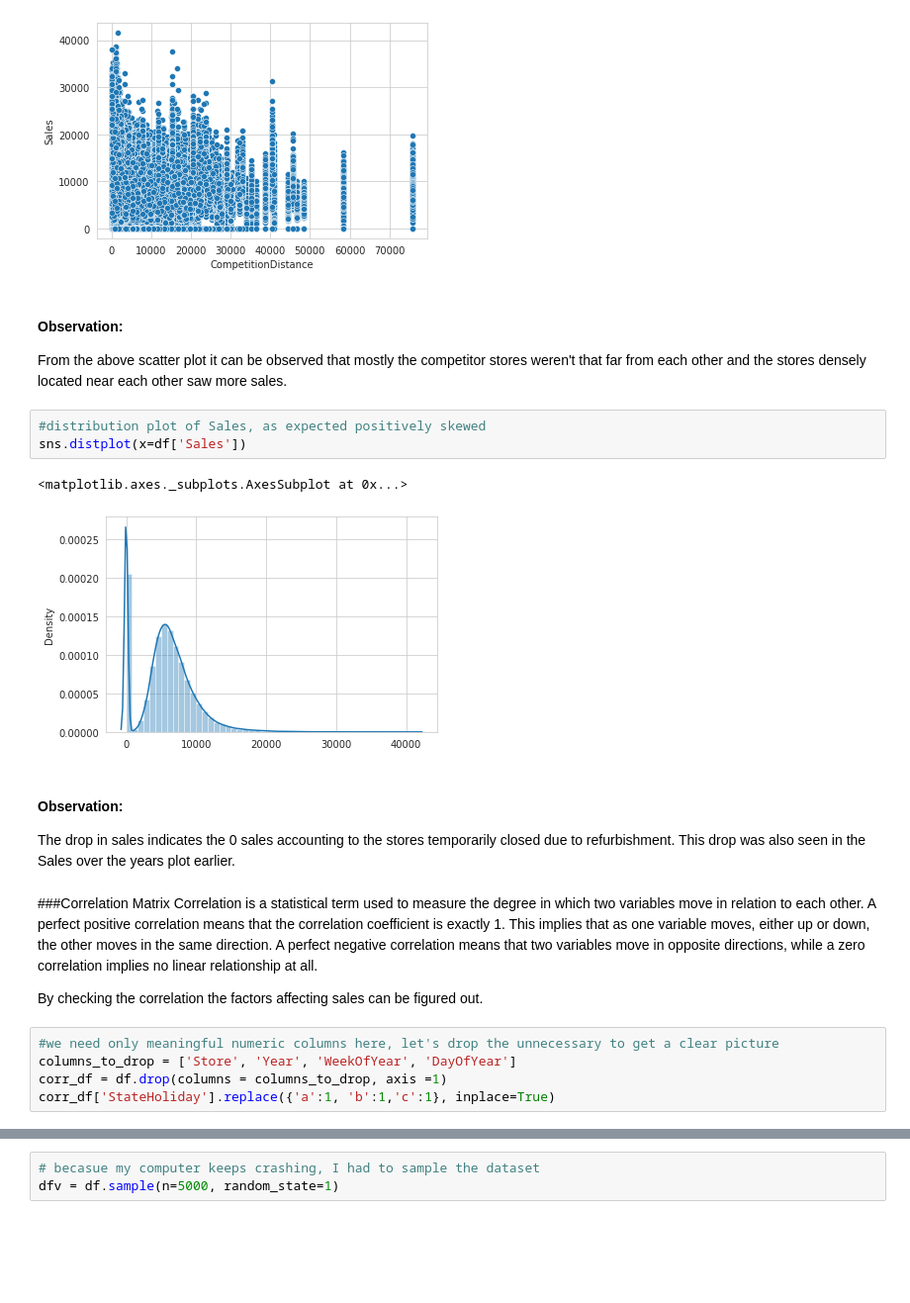
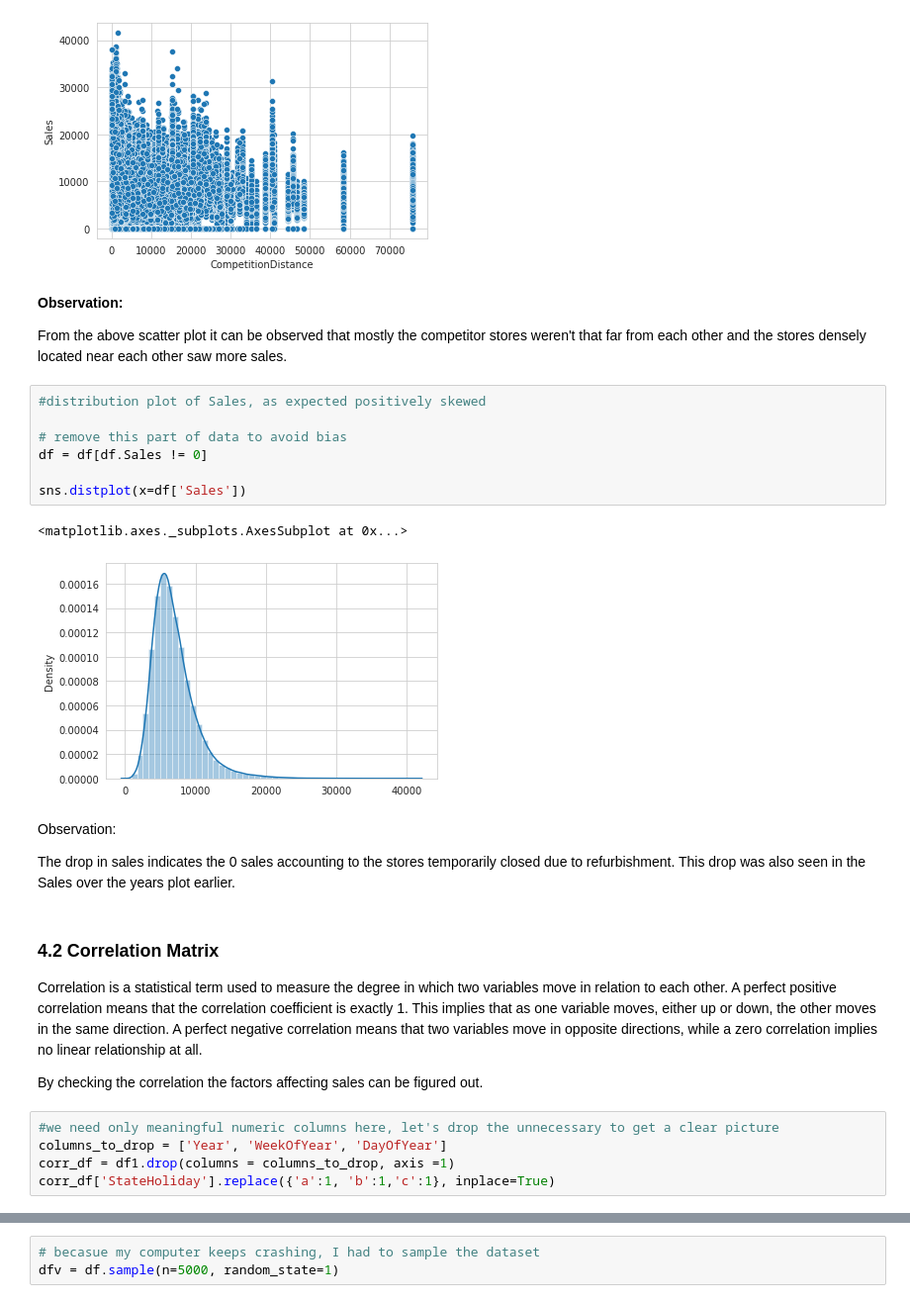
Before and after one commit to Mayank0195/Capstone_Project_ML_Regression_Retail_Sales_Prediction, a Jupyter notebook: Retail_Sales_Prediction.ipynb, the cells around one changed output, grey strips where cells are left out. Shown at 99% size. Cells and saved outputs as stored; diff of their text form; blank space fills up the shorter version.

```diff
--- a/Retail_Sales_Prediction.ipynb
+++ b/Retail_Sales_Prediction.ipynb
@@ -965,26 +989,33 @@ sns.scatterplot(x=df['CompetitionDistance'], y=df['Sales'])
 <matplotlib.axes._subplots.AxesSubplot at 0x...>
 [figure]
 # %% [markdown]
-#### Observation:
+**Observation:**
+
 From the above scatter plot it can be observed that mostly the competitor stores weren't that far from each other and the stores densely located near each other saw more sales.
 # %%
 #distribution plot of Sales, as expected positively skewed
+
+# remove this part of data to avoid bias
+df = df[df.Sales != 0]
+
 sns.distplot(x=df['Sales'])
 # %% [output]
 <matplotlib.axes._subplots.AxesSubplot at 0x...>
-[figure, old version]
+[figure, new version]
 # %% [markdown]
-#### Observation:
+Observation:
+
 The drop in sales indicates the 0 sales accounting to the stores temporarily closed due to refurbishment. This drop was also seen in the Sales over the years plot earlier.
 # %% [markdown]
-###Correlation Matrix
+### **4.2 Correlation Matrix**
+
 Correlation is a statistical term used to measure the degree in which two variables move in relation to each other. A perfect positive correlation means that the correlation coefficient is exactly 1. This implies that as one variable moves, either up or down, the other moves in the same direction. A perfect negative correlation means that two variables move in opposite directions, while a zero correlation implies no linear relationship at all.
 
 By checking the correlation the factors affecting sales can be figured out.
 # %%
 #we need only meaningful numeric columns here, let's drop the unnecessary to get a clear picture
-columns_to_drop = ['Store', 'Year', 'WeekOfYear', 'DayOfYear']
-corr_df = df.drop(columns = columns_to_drop, axis =1)
+columns_to_drop = ['Year', 'WeekOfYear', 'DayOfYear']
+corr_df = df1.drop(columns = columns_to_drop, axis =1)
 corr_df['StateHoliday'].replace({'a':1, 'b':1,'c':1}, inplace=True)
 # %%
 #correlation heatmap
```
Also changed, not shown: parts of 67 cells of this notebook.
